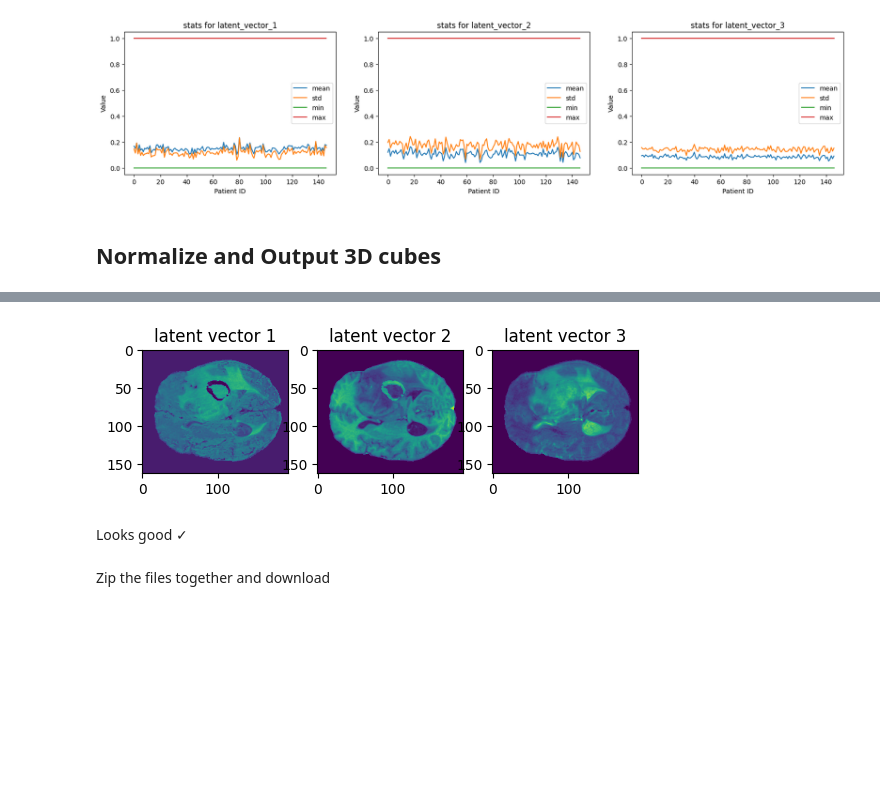
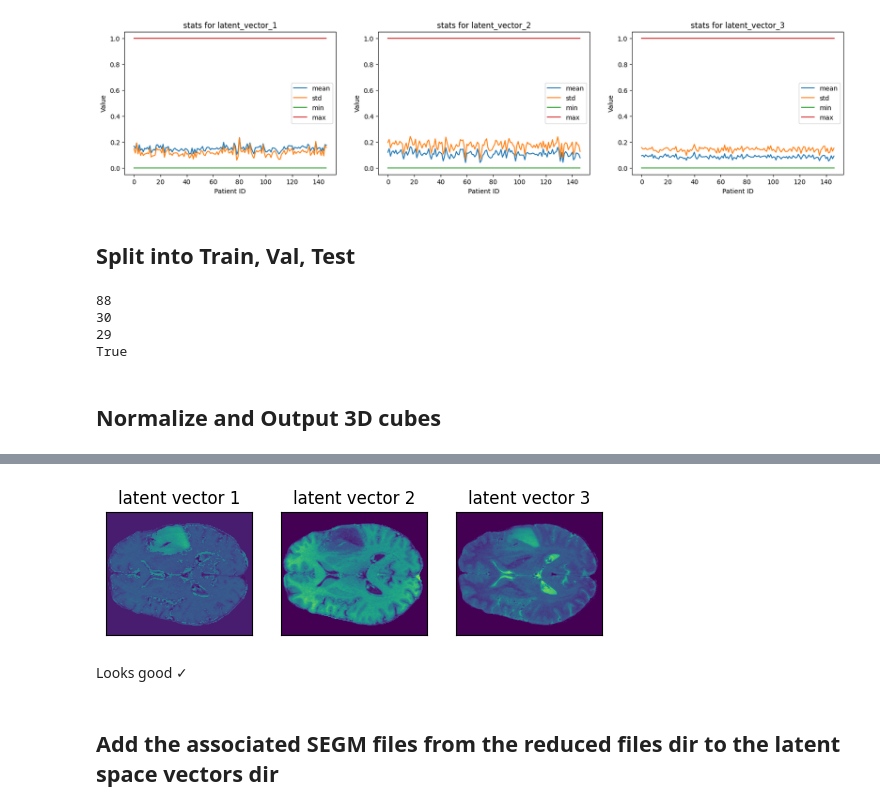
Before and after one commit to RiceD2KLab/BRAINNET, a Jupyter notebook: src/notebooks/03b_latent_space_representation_data_prep_for_maskformer.ipynb, the cells around one changed output, grey strips where cells are left out. Cells and saved outputs as stored; diff of their text form; code cells hidden in the pictures; blank space fills up the shorter version.

Commit message:
reruns notebook after refactoring mri_common.normalize_and_save and mri_common.copy_segm_files funcs to sort normalized 3D latent space vector volumes into train/val/test subdirs

```diff
--- a/src/notebooks/03b_latent_space_representation_data_prep_for_maskformer.ipynb
+++ b/src/notebooks/03b_latent_space_representation_data_prep_for_maskformer.ipynb
@@ -269,6 +266,22 @@ plot_scan_stats(
 )
 # %% [output]
 [figure]
+# %% [markdown]
+## Split into Train, Val, Test
+# %%
+train_list, reserve_list = split_subjects(subjects, split_ratio=0.6, seed=2023)
+val_list, test_list = split_subjects(reserve_list, split_ratio=0.5, seed=2023)
+
+# QC
+print(len(train_list))
+print(len(val_list))
+print(len(test_list))
+print(len(subjects) == (len(train_list) + len(val_list) + len(test_list)))
+# %% [output]
+88
+30
+29
+True
 # %% [markdown]
 ## Normalize and Output 3D cubes
 # %%
@@ -298,21 +314,26 @@ Working on subject no: 146 / 147
 Working on subject no: 147 / 147
 # %%
 # test load and visualize
-upenn00002_lsv1 = nib.load(os.path.join(OUTPUT_DIR, 'UPENN-GBM-00002_11_latent_vector_1.nii.gz'))
-upenn00002_lsv2 = nib.load(os.path.join(OUTPUT_DIR, 'UPENN-GBM-00002_11_latent_vector_2.nii.gz'))
-upenn00002_lsv3 = nib.load(os.path.join(OUTPUT_DIR, 'UPENN-GBM-00002_11_latent_vector_3.nii.gz'))
+upenn00006_lsv1 = nib.load(os.path.join(OUTPUT_DIR, 'train', 'UPENN-GBM-00006_11_latent_vector_1.nii.gz'))
+upenn00006_lsv2 = nib.load(os.path.join(OUTPUT_DIR, 'train', 'UPENN-GBM-00006_11_latent_vector_2.nii.gz'))
+upenn00006_lsv3 = nib.load(os.path.join(OUTPUT_DIR, 'train', 'UPENN-GBM-00006_11_latent_vector_3.nii.gz'))
+
+# create a list of the volumes for easy access during visualization
+lsv_vols = [upenn00006_lsv1, upenn00006_lsv2, upenn00006_lsv3]
 
 fig, axs = plt.subplots(ncols=3)
-axs[0].imshow(upenn00002_lsv1.get_fdata()[:, :, 73], vmin=0, vmax=1)
-axs[0].set_title('latent vector 1')
-axs[1].imshow(upenn00002_lsv2.get_fdata()[:, :, 73], vmin=0, vmax=1)
-axs[1].set_title('latent vector 2')
-axs[2].imshow(upenn00002_lsv3.get_fdata()[:, :, 73], vmin=0, vmax=1)
-axs[2].set_title('latent vector 3')
+for idx in range(len(lsv_vols)):
+    axs[idx].imshow(lsv_vols[idx].get_fdata()[:, :, 73], vmin=0, vmax=1)
+    axs[idx].set_title(f'latent vector {idx + 1}')
+    # turn off ticks and labels
+    axs[idx].tick_params(left = False, right = False , labelleft = False ,
+                labelbottom = False, bottom = False)
 plt.show()
 # %% [output]
-[figure, old version]
+[figure, new version]
 # %% [markdown]
 Looks good &check;
+# %% [markdown]
+## Add the associated SEGM files from the reduced files dir to the latent space vectors dir
 # %%
 # copy the associated SEGM annotation masks into OUTPUT_DIR
@@ -320,2 +347,0 @@ copy_segm_files(OUTPUT_DIR, IMG_REDUCED_DIR)
-# %% [markdown]
-Zip the files together and download
```
Also changed, not shown: parts of 14 cells of this notebook.
